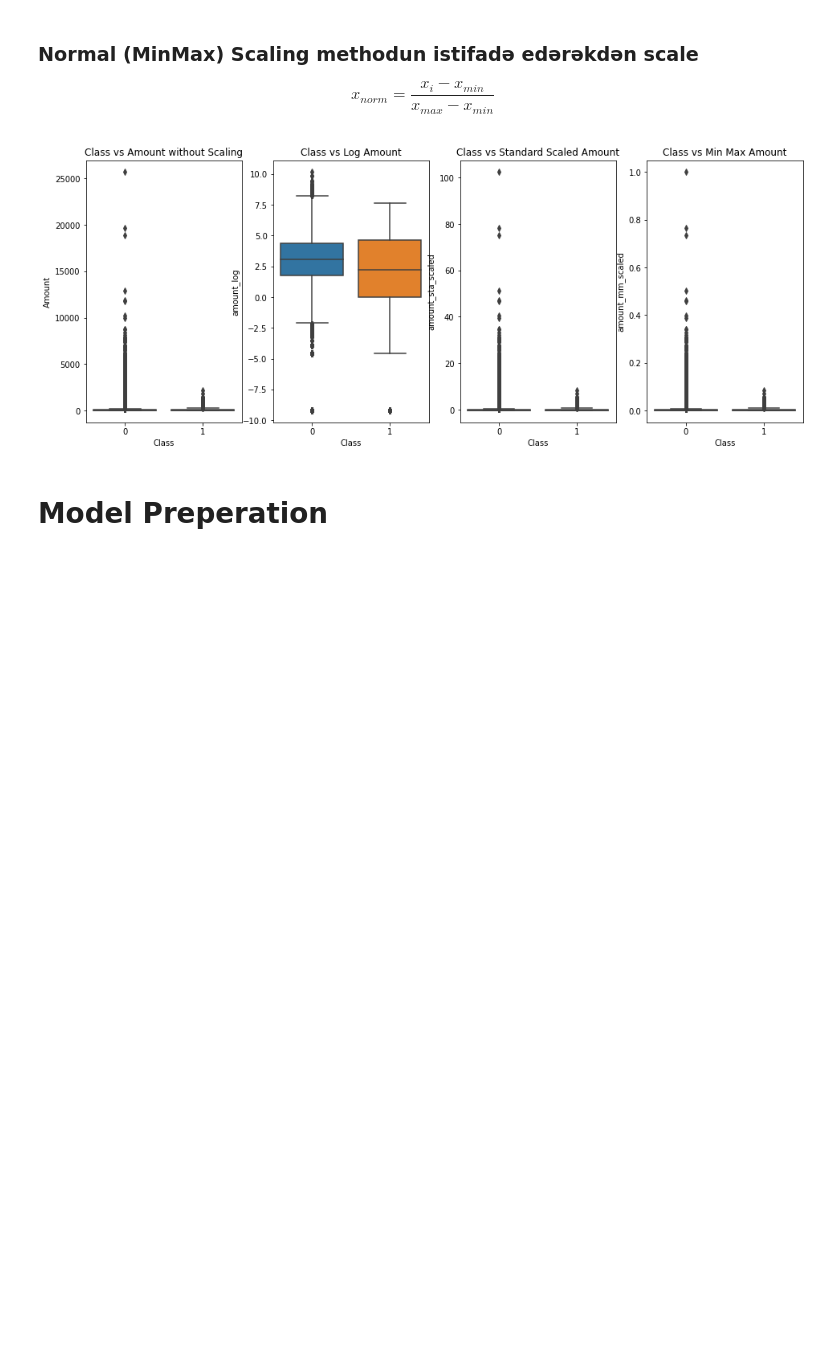
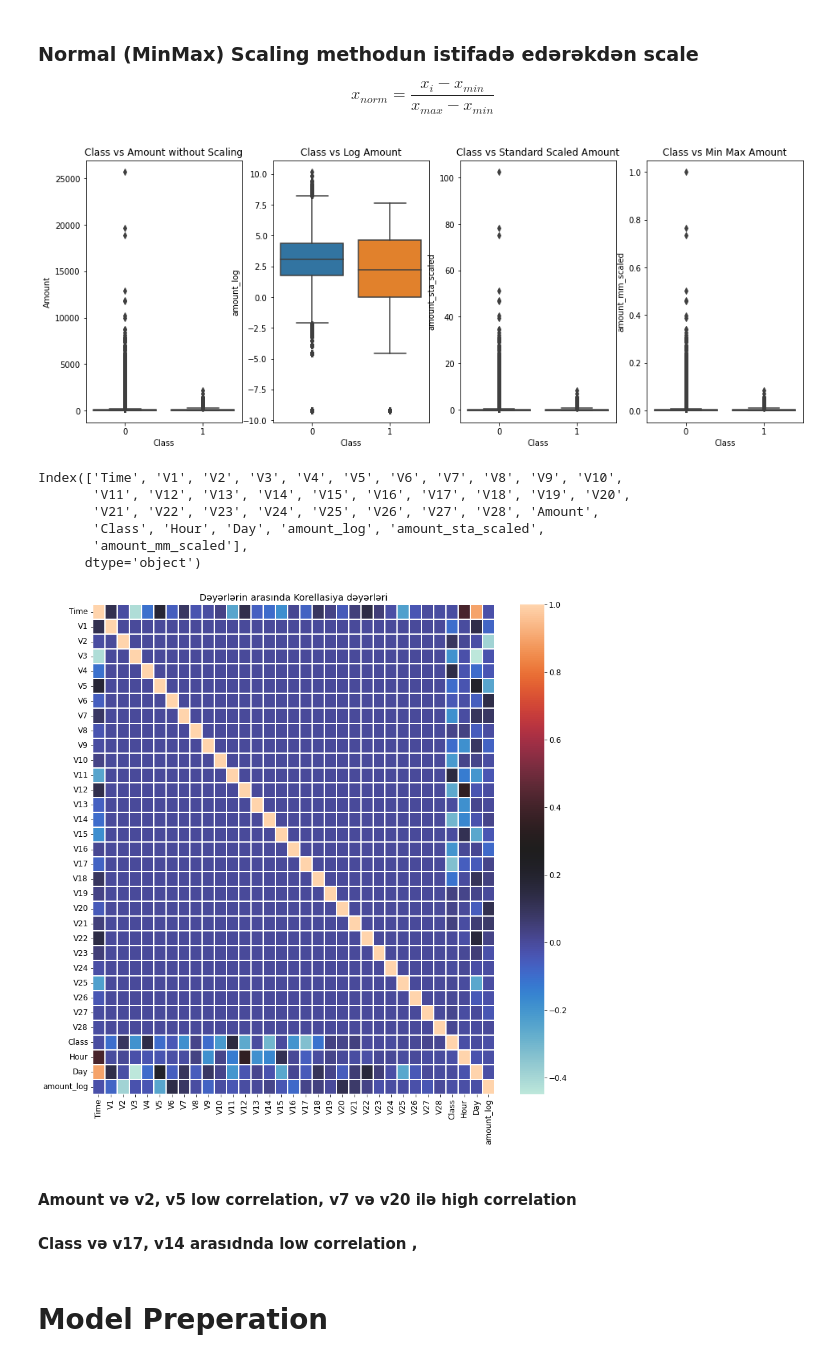
Before and after one commit to Cavidan-oss/Fraud_Detector_ML, a Jupyter notebook: fraud_detection.ipynb, the cells around one changed output. Drawn from its saved outputs; the diff is of its cells as text; code cells hidden in the pictures; blank space fills up the shorter version.

```diff
--- a/fraud_detection.ipynb
+++ b/fraud_detection.ipynb
@@ -335,6 +298,26 @@ axs[3].set_title("Class vs Min Max Amount")
 plt.show()
 # %% [output]
 [figure]
+# %%
+df.columns
+# %% [output]
+Index(['Time', 'V1', 'V2', 'V3', 'V4', 'V5', 'V6', 'V7', 'V8', 'V9', 'V10',
+       'V11', 'V12', 'V13', 'V14', 'V15', 'V16', 'V17', 'V18', 'V19', 'V20',
+       'V21', 'V22', 'V23', 'V24', 'V25', 'V26', 'V27', 'V28', 'Amount',
+       'Class', 'Hour', 'Day', 'amount_log', 'amount_sta_scaled',
+       'amount_mm_scaled'],
+      dtype='object')
+# %%
+plt.figure(figsize = (14,14))
+plt.title('Dəyərlərin arasında Korellasiya dəyərləri')
+corr = df.drop(['Amount', 'amount_sta_scaled', 'amount_mm_scaled'], axis = 1).corr()
+sns.heatmap(corr,xticklabels=corr.columns,yticklabels=corr.columns,linewidths=.1, cmap = 'icefire')
+plt.show()
+# %% [output]
+[figure, new version]
+# %% [markdown]
+#### Amount və v2, v5 low correlation,  v7 və v20 ilə high correlation
+#### Class və v17, v14 arasıdnda low correlation ,
 # %% [markdown]
 # Model Preperation
 # %%
```
Also changed, not shown: parts of 32 cells of this notebook.
